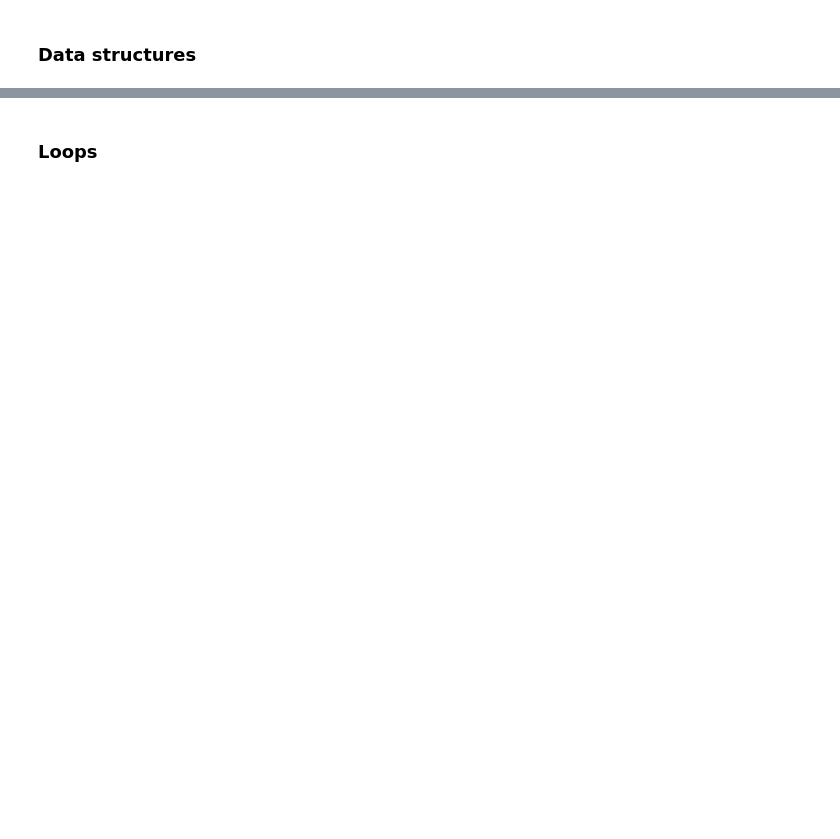
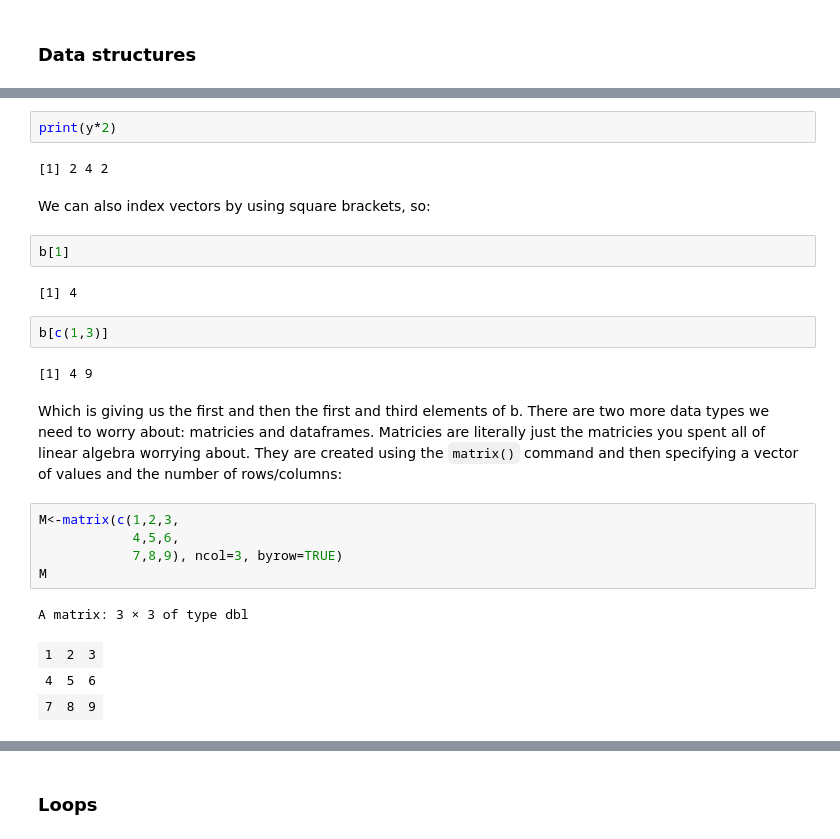
Before and after one commit to hands-on-econ/Hands-On-Econ, a Jupyter notebook: Michaelmas/Week 2. Getting Started with R.ipynb, the cells around one changed output, grey strips where cells are left out. Saved outputs shown, nothing was run; the diff lists cells and outputs as text; blank space fills up the shorter version.

```diff
--- a/Michaelmas/Week 2. Getting Started with R.ipynb
+++ b/Michaelmas/Week 2. Getting Started with R.ipynb
@@ -147,0 +309,26 @@ then we would get an error because R doesn't know what `Hello World` means. When
+# %%
+print(y*2)
+# %% [output]
+[1] 2 4 2
+# %% [markdown]
+We can also index vectors by using square brackets, so:
+# %%
+b[1]
+# %% [output]
+[1] 4
+# %%
+b[c(1,3)]
+# %% [output]
+[1] 4 9
+# %% [markdown]
+Which is giving us the first and then the first and third elements of b. There are two more data types we need to worry about: matricies and dataframes. Matricies are literally just the matricies you spent all of linear algebra worrying about. They are created using the `matrix()` command and then specifying a vector of values and the number of rows/columns:
+# %%
+M<-matrix(c(1,2,3,
+            4,5,6,
+            7,8,9), ncol=3, byrow=TRUE)
+M
+# %% [output]
+A matrix: 3 × 3 of type dbl
+| 1 | 2 | 3 |
+| 4 | 5 | 6 |
+| 7 | 8 | 9 |
```
Also changed, not shown: parts of 97 cells of this notebook.
